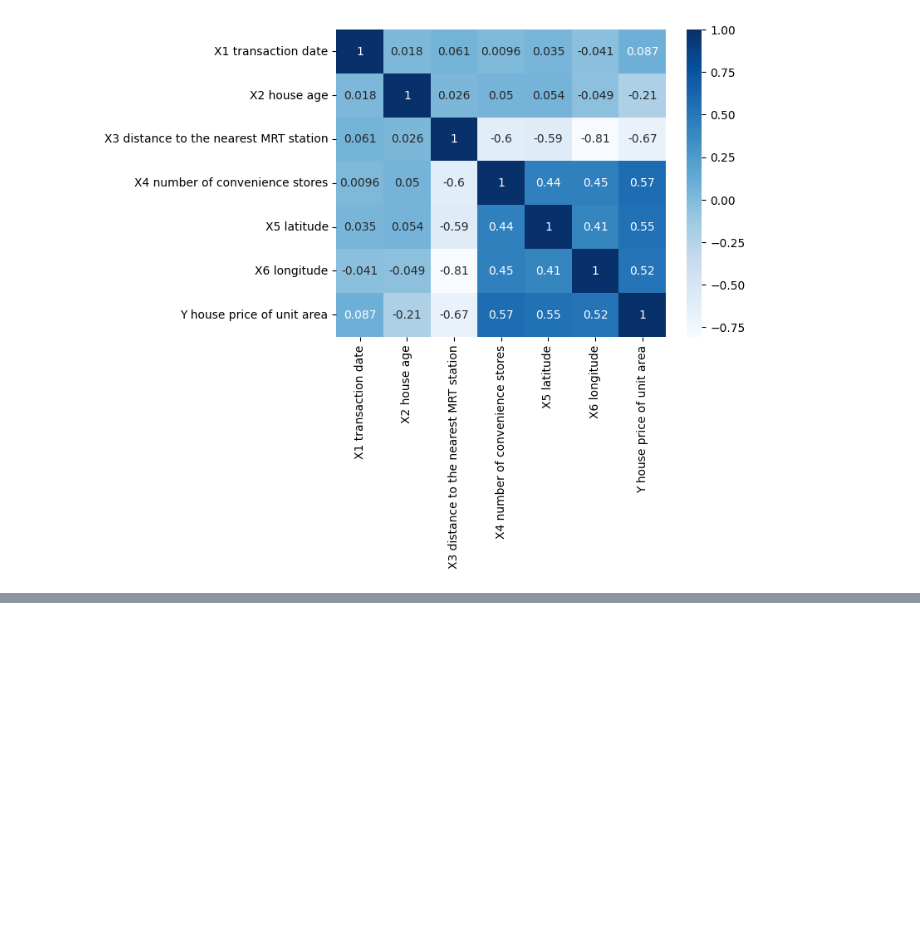
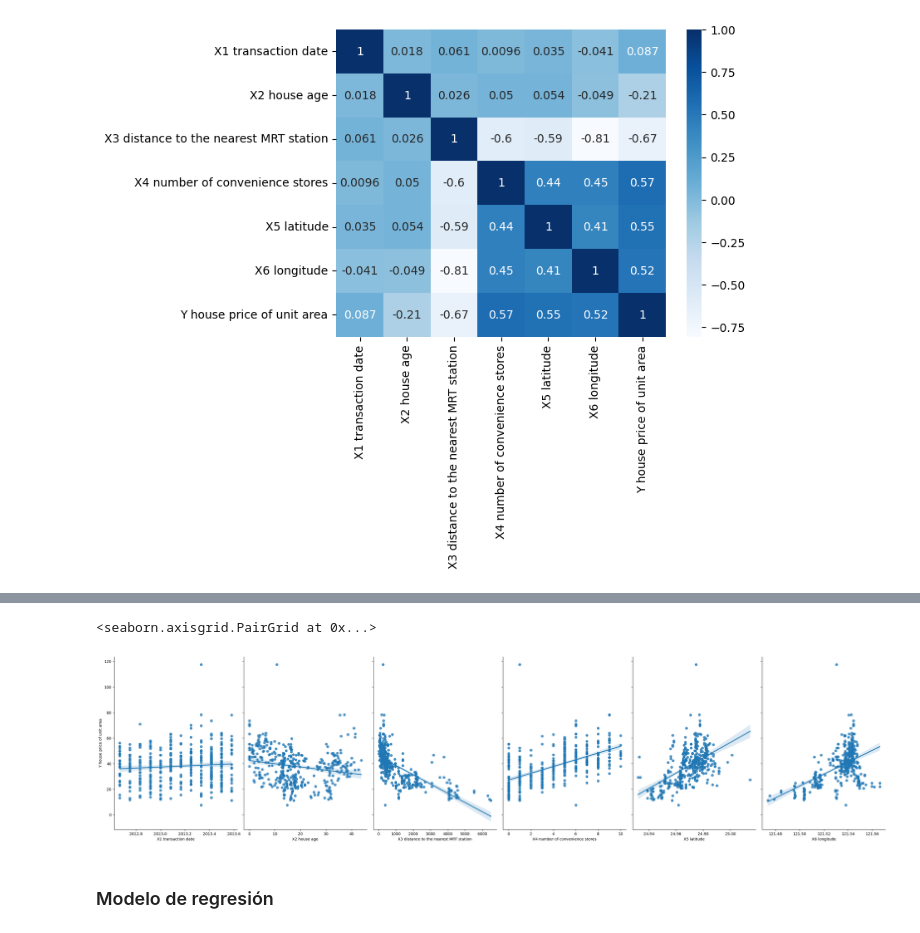
Before and after one commit to arangseb/Taller-3, a Jupyter notebook: taller_3_s.arango6.ipynb, the cells around one changed output, grey strips where cells are left out. Saved outputs shown, nothing was run; the diff lists cells and outputs as text; code cells hidden in the pictures; blank space fills up the shorter version.

```diff
--- a/taller_3_s.arango6.ipynb
+++ b/taller_3_s.arango6.ipynb
@@ -49,0 +56,7 @@ sb.heatmap(corr, cmap="Blues", annot=True)
+# %%
+sns.pairplot(data, x_vars=['X1 transaction date','X2 house age','X3 distance to the nearest MRT station','X4 number of convenience stores','X5 latitude','X6 longitude'], y_vars='Y house price of unit area', height=7, aspect=0.7, kind='reg')
+# %% [output]
+<seaborn.axisgrid.PairGrid at 0x...>
+[figure, added]
+# %% [markdown]
+### Modelo de regresión
```
Also changed, not shown: parts of 9 cells of this notebook.
